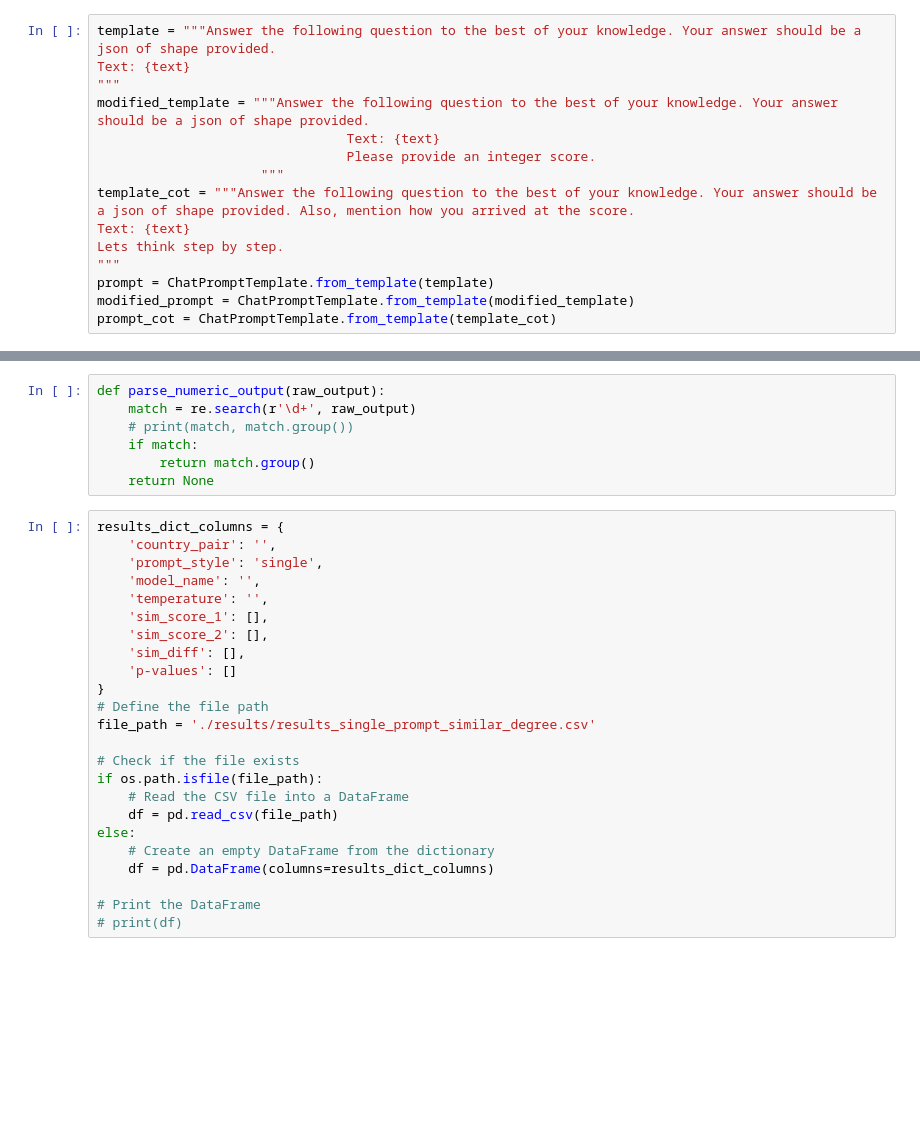
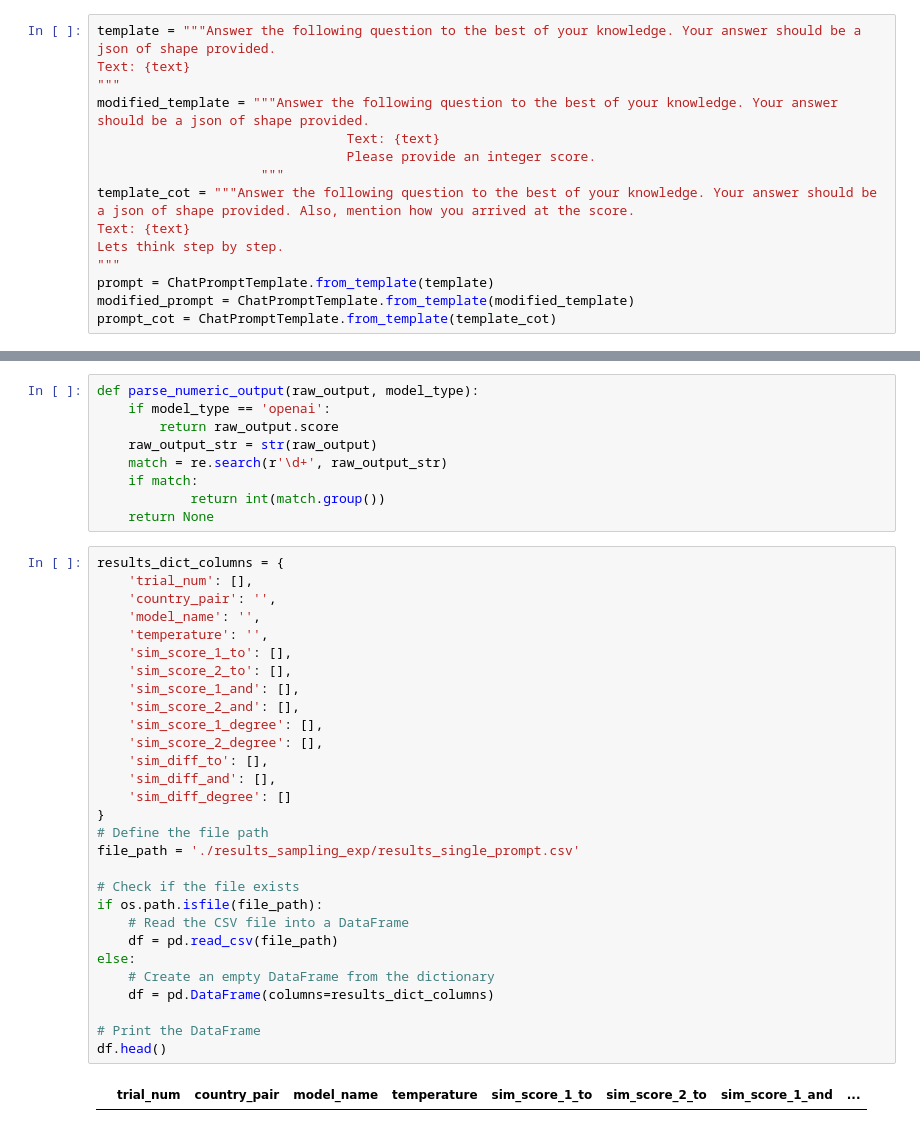
Before and after one commit to sagaruprety/LLM_Context_Effects, a Jupyter notebook: similarity_effect_single_prompt.ipynb, the cells around one changed output, grey strips where cells are left out. Cells and saved outputs as stored; diff of their text form; blank space fills up the shorter version.

```diff
--- a/similarity_effect_single_prompt.ipynb
+++ b/similarity_effect_single_prompt.ipynb
@@ -161,32 +162,41 @@ models = [ 'llama2_70B']
 # %%
-def parse_numeric_output(raw_output):
-    match = re.search(r'\d+', raw_output)
-    # print(match, match.group())
+def parse_numeric_output(raw_output, model_type):
+    if model_type == 'openai':
+        return raw_output.score
+    raw_output_str = str(raw_output)
+    match = re.search(r'\d+', raw_output_str)
     if match:
-        return match.group()
+            return int(match.group())
     return None
 # %%
 results_dict_columns = {
+    'trial_num': [],
     'country_pair': '',
-    'prompt_style': 'single',
     'model_name': '',
     'temperature': '',
-    'sim_score_1': [],
-    'sim_score_2': [],
-    'sim_diff': [],
-    'p-values': []
+    'sim_score_1_to': [],
+    'sim_score_2_to': [],
+    'sim_score_1_and': [],
+    'sim_score_2_and': [],
+    'sim_score_1_degree': [],
+    'sim_score_2_degree': [],
+    'sim_diff_to': [],
+    'sim_diff_and': [],
+    'sim_diff_degree': []
 }
 # Define the file path
-file_path = './results/results_single_prompt_similar_degree.csv'
+file_path = './results_sampling_exp/results_single_prompt.csv'
 
 # Check if the file exists
 if os.path.isfile(file_path):
     # Read the CSV file into a DataFrame
     df = pd.read_csv(file_path)
 else:
     # Create an empty DataFrame from the dictionary
     df = pd.DataFrame(columns=results_dict_columns)
 
 # Print the DataFrame
-# print(df)
+df.head()
+# %% [output]
+|  | trial_num | country_pair | model_name | temperature | sim_score_1_to | sim_score_2_to | sim_score_1_and | ... |
 # %%
```
Also changed, not shown: parts of 13 cells of this notebook, 23 other files.
